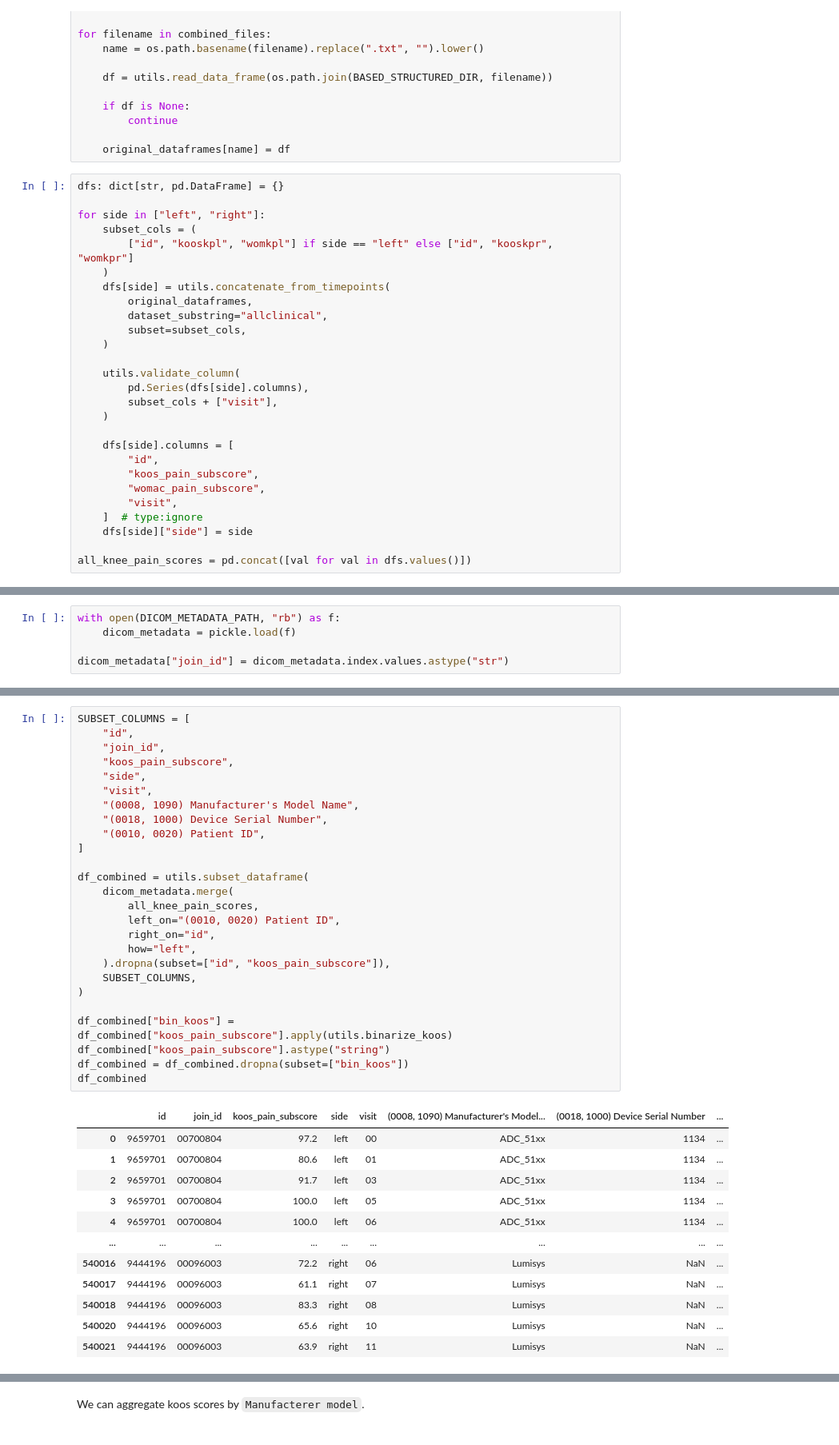
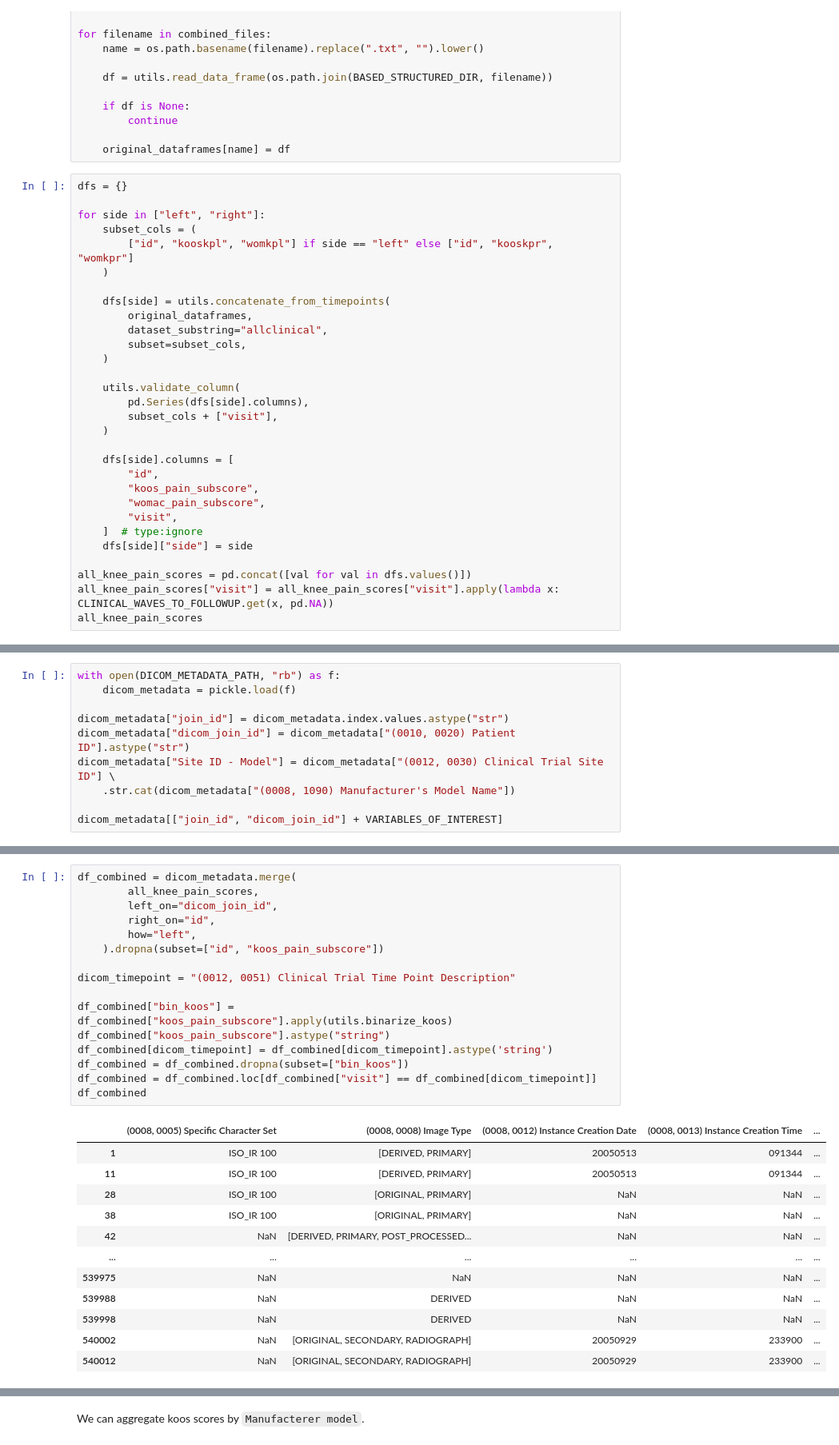
Before and after one commit to cairo-lab/xray_fingerprints, a Jupyter notebook: analysis/results_bias/bias_partition.ipynb, the cells around one changed output, grey strips where cells are left out. Shown at 80% size. Saved outputs shown, nothing was run; the diff lists cells and outputs as text.

```diff
--- a/analysis/results_bias/bias_partition.ipynb
+++ b/analysis/results_bias/bias_partition.ipynb
@@ -41,12 +61,13 @@ for filename in combined_files:
 
     original_dataframes[name] = df
 # %%
-dfs: dict[str, pd.DataFrame] = {}
+dfs = {}
 
 for side in ["left", "right"]:
     subset_cols = (
         ["id", "kooskpl", "womkpl"] if side == "left" else ["id", "kooskpr", "womkpr"]
     )
+
     dfs[side] = utils.concatenate_from_timepoints(
         original_dataframes,
         dataset_substring="allclinical",
@@ -67,3 +88,5 @@ for side in ["left", "right"]:
     dfs[side]["side"] = side
 
 all_knee_pain_scores = pd.concat([val for val in dfs.values()])
+all_knee_pain_scores["visit"] = all_knee_pain_scores["visit"].apply(lambda x: CLINICAL_WAVES_TO_FOLLOWUP.get(x, pd.NA))
+all_knee_pain_scores
@@ -72,3 +109,8 @@ with open(DICOM_METADATA_PATH, "rb") as f:
     dicom_metadata = pickle.load(f)
 
 dicom_metadata["join_id"] = dicom_metadata.index.values.astype("str")
+dicom_metadata["dicom_join_id"] = dicom_metadata["(0010, 0020) Patient ID"].astype("str")
+dicom_metadata["Site ID - Model"] = dicom_metadata["(0012, 0030) Clinical Trial Site ID"] \
+    .str.cat(dicom_metadata["(0008, 1090) Manufacturer's Model Name"])
+
+dicom_metadata[["join_id", "dicom_join_id"] + VARIABLES_OF_INTEREST]
@@ -79,39 +141,29 @@ We can join the OAI structured data with the dicom metadata by joining on the pa
 # %%
-SUBSET_COLUMNS = [
-    "id",
-    "join_id",
-    "koos_pain_subscore",
-    "side",
-    "visit",
-    "(0008, 1090) Manufacturer's Model Name",
-    "(0018, 1000) Device Serial Number",
-    "(0010, 0020) Patient ID",
-]
-
-df_combined = utils.subset_dataframe(
-    dicom_metadata.merge(
+df_combined = dicom_metadata.merge(
         all_knee_pain_scores,
-        left_on="(0010, 0020) Patient ID",
+        left_on="dicom_join_id",
         right_on="id",
         how="left",
-    ).dropna(subset=["id", "koos_pain_subscore"]),
-    SUBSET_COLUMNS,
-)
+    ).dropna(subset=["id", "koos_pain_subscore"])
+
+dicom_timepoint = "(0012, 0051) Clinical Trial Time Point Description"
 
 df_combined["bin_koos"] = df_combined["koos_pain_subscore"].apply(utils.binarize_koos)
 df_combined["koos_pain_subscore"].astype("string")
+df_combined[dicom_timepoint] = df_combined[dicom_timepoint].astype('string')
 df_combined = df_combined.dropna(subset=["bin_koos"])
+df_combined = df_combined.loc[df_combined["visit"] == df_combined[dicom_timepoint]]
 df_combined
 # %% [output]
-|  | id | join_id | koos_pain_subscore | side | visit | (0008, 1090) Manufacturer's Model... | (0018, 1000) Device Serial Number | ... |
-| 0 | 9659701 | 00700804 | 97.2 | left | 00 | ADC_51xx | 1134 | ... |
-| 1 | 9659701 | 00700804 | 80.6 | left | 01 | ADC_51xx | 1134 | ... |
-| 2 | 9659701 | 00700804 | 91.7 | left | 03 | ADC_51xx | 1134 | ... |
-| 3 | 9659701 | 00700804 | 100.0 | left | 05 | ADC_51xx | 1134 | ... |
-| 4 | 9659701 | 00700804 | 100.0 | left | 06 | ADC_51xx | 1134 | ... |
-| ... | ... | ... | ... | ... | ... | ... | ... | ... |
-| 540016 | 9444196 | 00096003 | 72.2 | right | 06 | Lumisys | NaN | ... |
-| 540017 | 9444196 | 00096003 | 61.1 | right | 07 | Lumisys | NaN | ... |
-| 540018 | 9444196 | 00096003 | 83.3 | right | 08 | Lumisys | NaN | ... |
-| 540020 | 9444196 | 00096003 | 65.6 | right | 10 | Lumisys | NaN | ... |
-| 540021 | 9444196 | 00096003 | 63.9 | right | 11 | Lumisys | NaN | ... |
+|  | (0008, 0005) Specific Character Set | (0008, 0008) Image Type | (0008, 0012) Instance Creation Date | (0008, 0013) Instance Creation Time | ... |
+| 1 | ISO_IR 100 | [DERIVED, PRIMARY] | 20050513 | 091344 | ... |
+| 11 | ISO_IR 100 | [DERIVED, PRIMARY] | 20050513 | 091344 | ... |
+| 28 | ISO_IR 100 | [ORIGINAL, PRIMARY] | NaN | NaN | ... |
+| 38 | ISO_IR 100 | [ORIGINAL, PRIMARY] | NaN | NaN | ... |
+| 42 | NaN | [DERIVED, PRIMARY, POST_PROCESSED... | NaN | NaN | ... |
+| ... | ... | ... | ... | ... | ... |
+| 539975 | NaN | NaN | NaN | NaN | ... |
+| 539988 | NaN | DERIVED | NaN | NaN | ... |
+| 539998 | NaN | DERIVED | NaN | NaN | ... |
+| 540002 | NaN | [ORIGINAL, SECONDARY, RADIOGRAPH] | 20050929 | 233900 | ... |
+| 540012 | NaN | [ORIGINAL, SECONDARY, RADIOGRAPH] | 20050929 | 233900 | ... |
```
Also changed, not shown: parts of 12 cells of this notebook, 1 other file.
